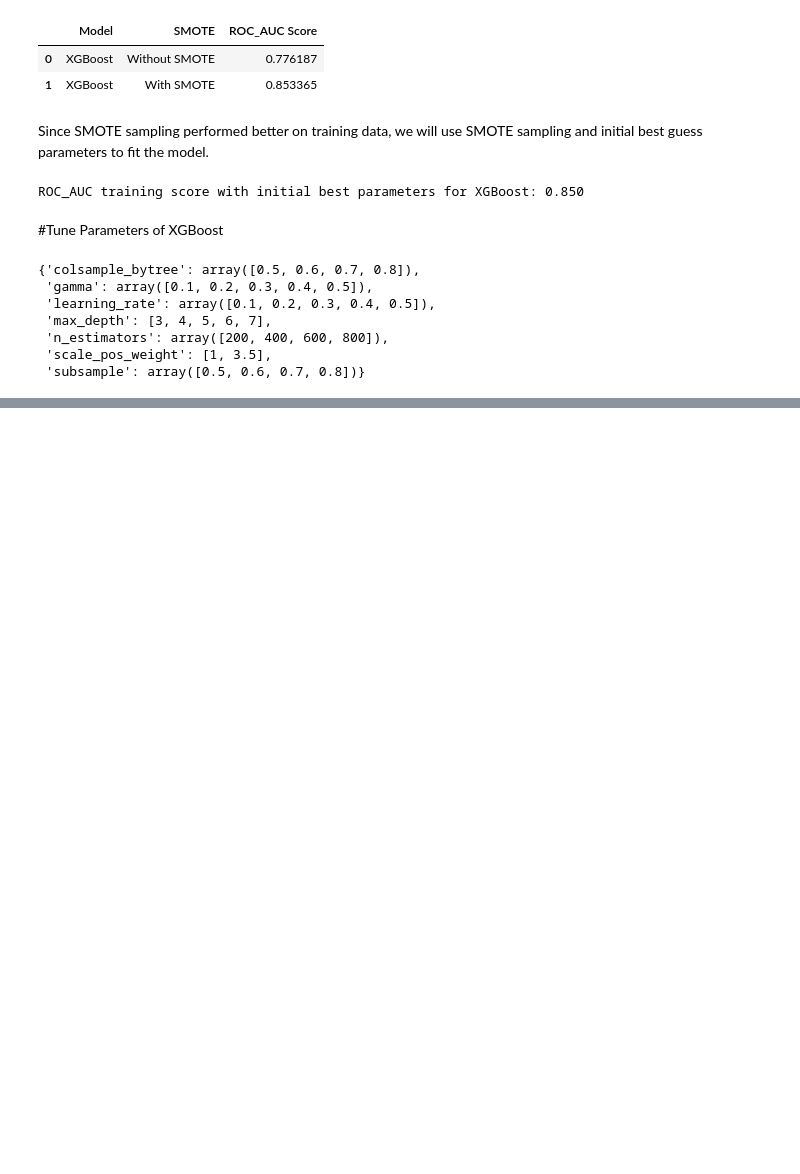
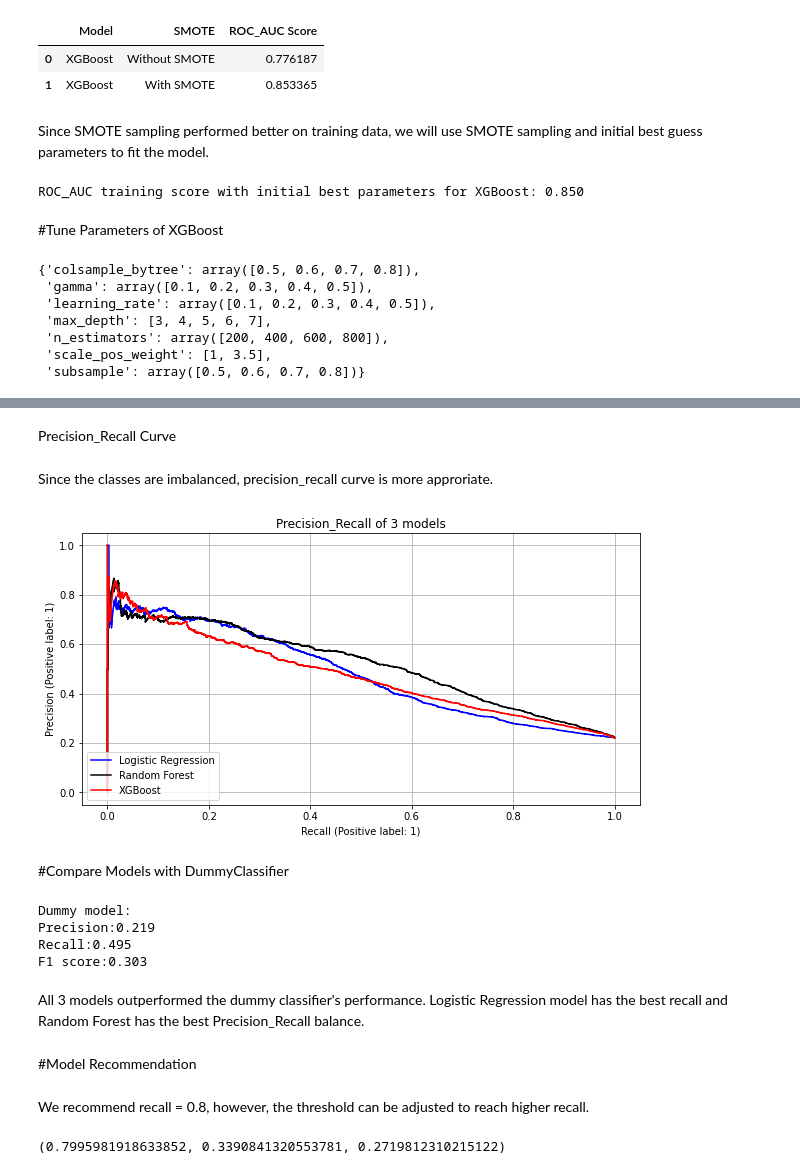
Before and after one commit to rohitrv8922/credit_card_fraud, a Jupyter notebook: RoCredit_Card_Default_Prediction_Capstone_Project.ipynb, the cells around one changed output, grey strips where cells are left out. Cells and saved outputs as stored; diff of their text form; code cells hidden in the pictures; blank space fills up the shorter version.

```diff
--- a/RoCredit_Card_Default_Prediction_Capstone_Project.ipynb
+++ b/RoCredit_Card_Default_Prediction_Capstone_Project.ipynb
@@ -1341,0 +1395,57 @@ joblib.dump(xgb_random,'xgb_random_final.pkl')
+# %% [markdown]
+Precision_Recall Curve
+# %% [markdown]
+Since the classes are imbalanced, precision_recall curve is more approriate.
+# %%
+# Compare 3 models' Precision_recall curves
+
+fig,ax=plt.subplots(figsize=(10,5))
+
+plot_precision_recall_curve(lr_best, X_test_std, y_test, ax=ax,color="blue",label='Logistic Regression')
+plot_precision_recall_curve(rf_best, X_test, y_test, ax=ax,color="black",label='Random Forest')
+plot_precision_recall_curve(xgb_random, X_test, y_test, ax=ax,color="red",label='XGBoost')
+
+plt.title('Precision_Recall of 3 models')
+plt.grid()
+# %% [output]
+[figure, added]
+# %% [markdown]
+#Compare Models with DummyClassifier
+# %%
+from sklearn.dummy import DummyClassifier
+
+dummy_clf = DummyClassifier(strategy="stratified")
+dummy_clf.fit(X_train, y_train)
+DummyClassifier(strategy='stratified')
+y_pred_dummy = dummy_clf.predict(X_test)
+
+print('Dummy model:')
+get_pre_rec_f1(dummy_clf, X_test, y_test)
+# %% [output]
+Dummy model:
+Precision:0.219
+Recall:0.495
+F1 score:0.303
+# %% [markdown]
+All 3 models outperformed the dummy classifier's performance. Logistic Regression model has the best recall and Random Forest has the best Precision_Recall balance.
+# %% [markdown]
+#Model Recommendation
+# %% [markdown]
+We recommend recall = 0.8, however, the threshold can be adjusted to reach higher recall.
+# %%
+# Compute precision, recall and threshold of Random Forest
+
+y_predict_rf = rf_best.predict_proba(X_test)
+y_scores_rf = y_predict_rf[:,1]
+
+precisions, recalls, thresholds = precision_recall_curve(y_test, y_scores_rf)
+
+recalls_80 = recalls[np.argmin(recalls >= 0.80)]               # Recommend recall score = 0.8
+precision_80 = precisions[np.argmin(recalls >= 0.80)]
+threshold_80_recall = thresholds[np.argmin(recalls >= 0.80)]
+
+thresholds = np.append(thresholds, 1)
+
+recalls_80, precision_80, threshold_80_recall
+# %% [output]
+(0.7995981918633852, 0.3390841320553781, 0.2719812310215122)
```
Also changed, not shown: parts of 18 cells of this notebook.
